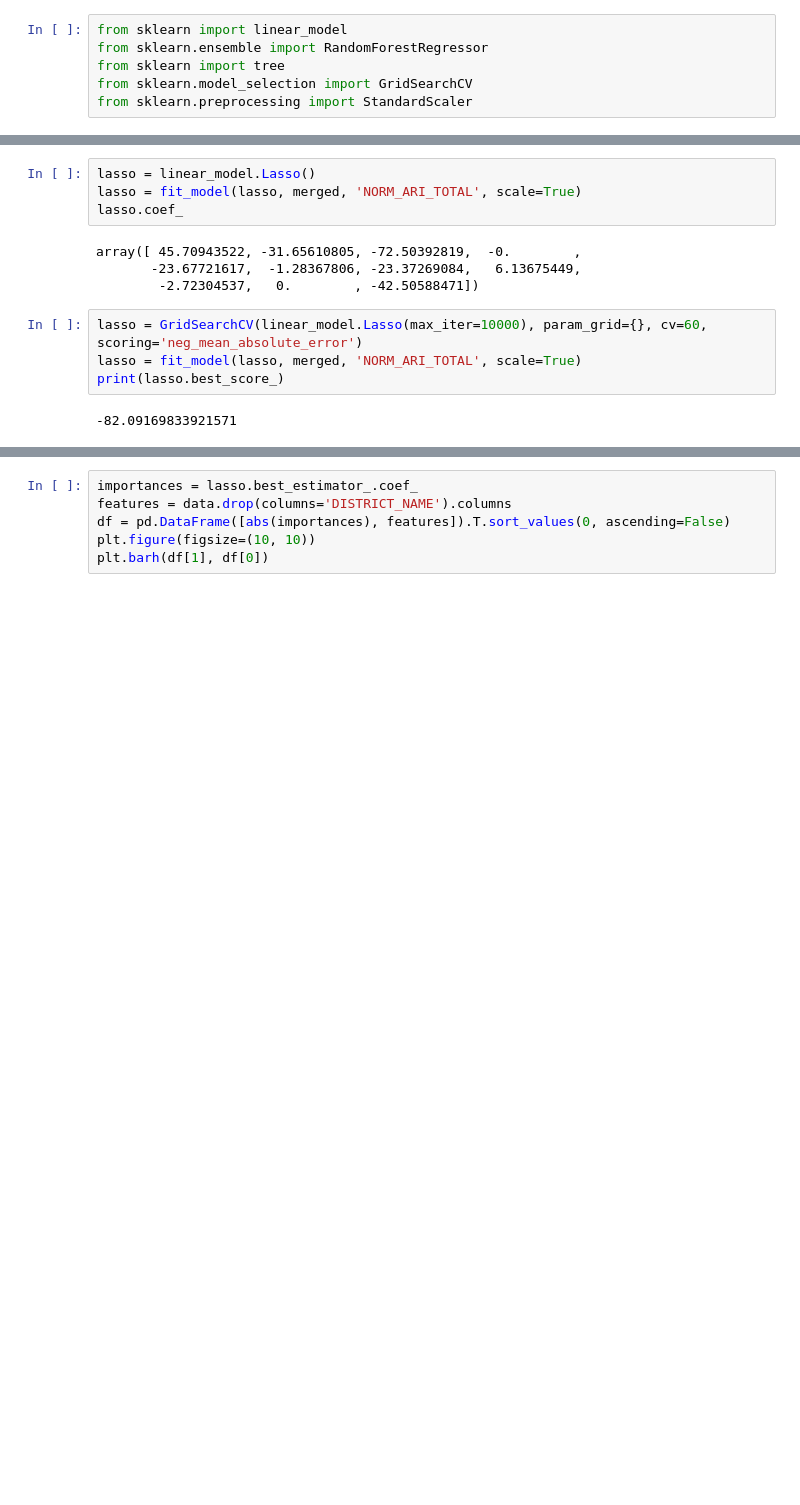
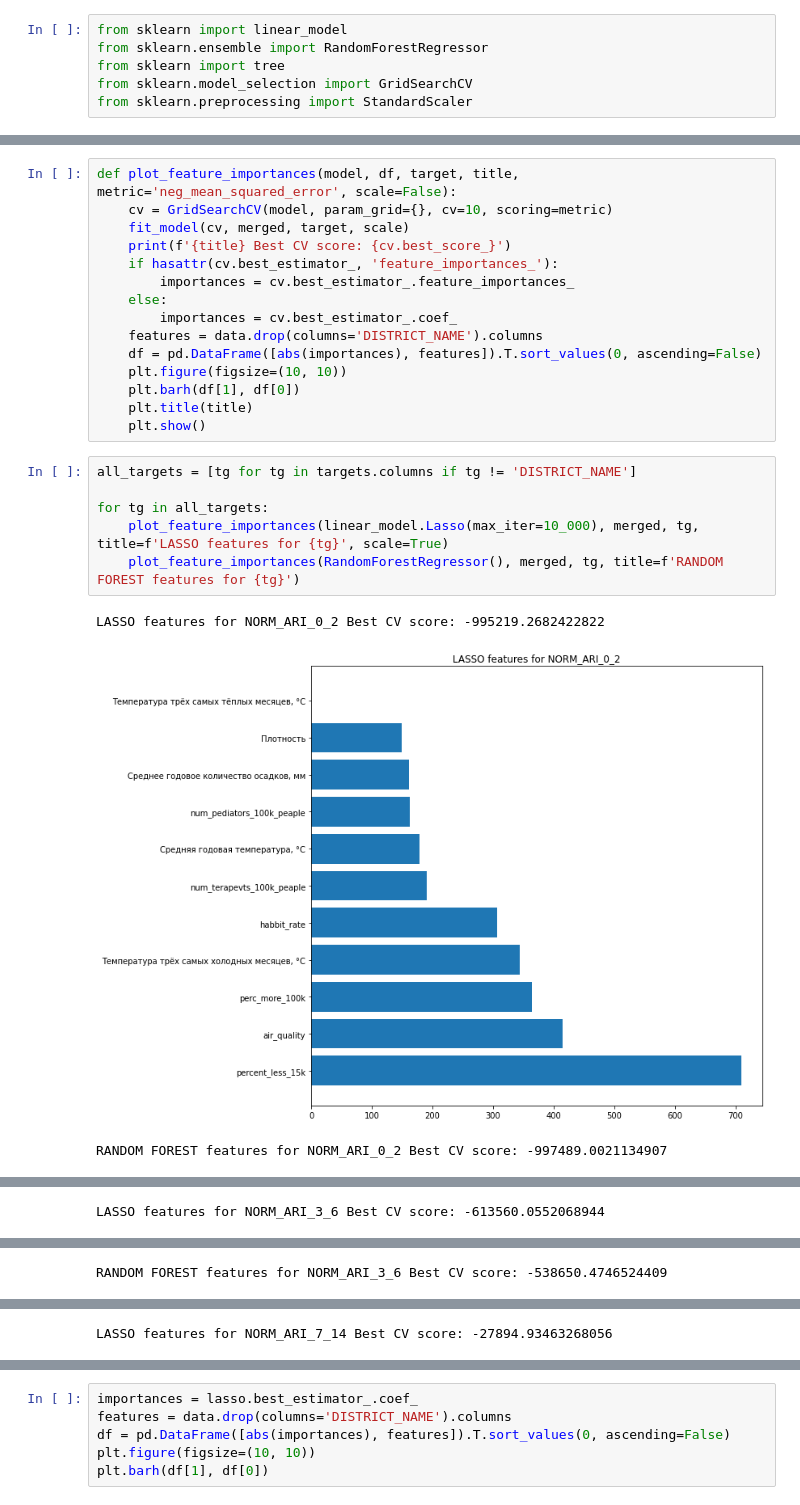
Before and after one commit to AlexanderNevarko/bcg-hack, a Jupyter notebook: ml_analisys.ipynb, the cells around one changed output, grey strips where cells are left out. Cells and saved outputs as stored; diff of their text form; blank space fills up the shorter version.

```diff
--- a/ml_analisys.ipynb
+++ b/ml_analisys.ipynb
@@ -236,17 +239,28 @@ def fit_model(model, ds, target, scale=False):
     y = ds[target]
     model.fit(X, y)
     return model
-# %%
-lasso = linear_model.Lasso()
-lasso = fit_model(lasso, merged, 'NORM_ARI_TOTAL', scale=True)
-lasso.coef_
-# %% [output]
-array([ 45.70943522, -31.65610805, -72.50392819,  -0.        ,
-       -23.67721617,  -1.28367806, -23.37269084,   6.13675449,
-        -2.72304537,   0.        , -42.50588471])
-# %%
-lasso = GridSearchCV(linear_model.Lasso(max_iter=10000), param_grid={}, cv=60, scoring='neg_mean_absolute_error')
-lasso = fit_model(lasso, merged, 'NORM_ARI_TOTAL', scale=True)
-print(lasso.best_score_)
-# %% [output]
--82.09169833921571
+# %%
+def plot_feature_importances(model, df, target, title, metric='neg_mean_squared_error', scale=False):
+    cv = GridSearchCV(model, param_grid={}, cv=10, scoring=metric)
+    fit_model(cv, merged, target, scale)
+    print(f'{title} Best CV score: {cv.best_score_}')
+    if hasattr(cv.best_estimator_, 'feature_importances_'):
+        importances = cv.best_estimator_.feature_importances_
+    else:
+        importances = cv.best_estimator_.coef_
+    features = data.drop(columns='DISTRICT_NAME').columns
+    df = pd.DataFrame([abs(importances), features]).T.sort_values(0, ascending=False)
+    plt.figure(figsize=(10, 10))
+    plt.barh(df[1], df[0])
+    plt.title(title)
+    plt.show()
+# %%
+all_targets = [tg for tg in targets.columns if tg != 'DISTRICT_NAME']
+
+for tg in all_targets:
+    plot_feature_importances(linear_model.Lasso(max_iter=10_000), merged, tg, title=f'LASSO features for {tg}', scale=True)
+    plot_feature_importances(RandomForestRegressor(), merged, tg, title=f'RANDOM FOREST features for {tg}')
+# %% [output]
+LASSO features for NORM_ARI_0_2 Best CV score: -995219.2682422822
+[figure, added]
+RANDOM FOREST features for NORM_ARI_0_2 Best CV score: -997489.0021134907
@@ -252,0 +268 @@ print(lasso.best_score_)
+LASSO features for NORM_ARI_3_6 Best CV score: -613560.0552068944
@@ -252,0 +270 @@ print(lasso.best_score_)
+RANDOM FOREST features for NORM_ARI_3_6 Best CV score: -538650.4746524409
@@ -252,0 +272 @@ print(lasso.best_score_)
+LASSO features for NORM_ARI_7_14 Best CV score: -27894.93463268056
```
Also changed, not shown: parts of 11 cells of this notebook.
